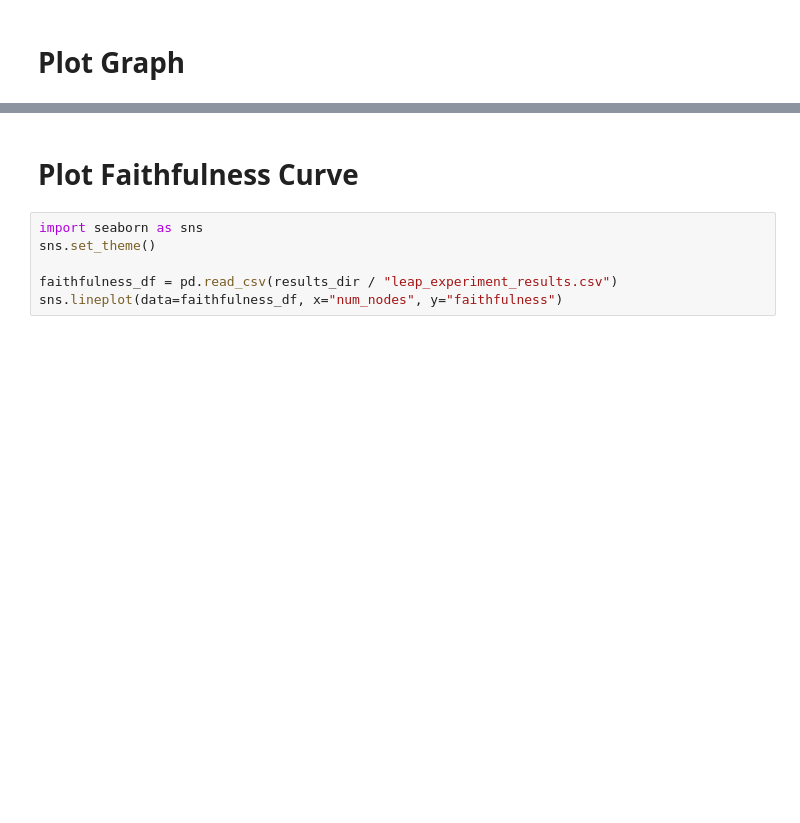
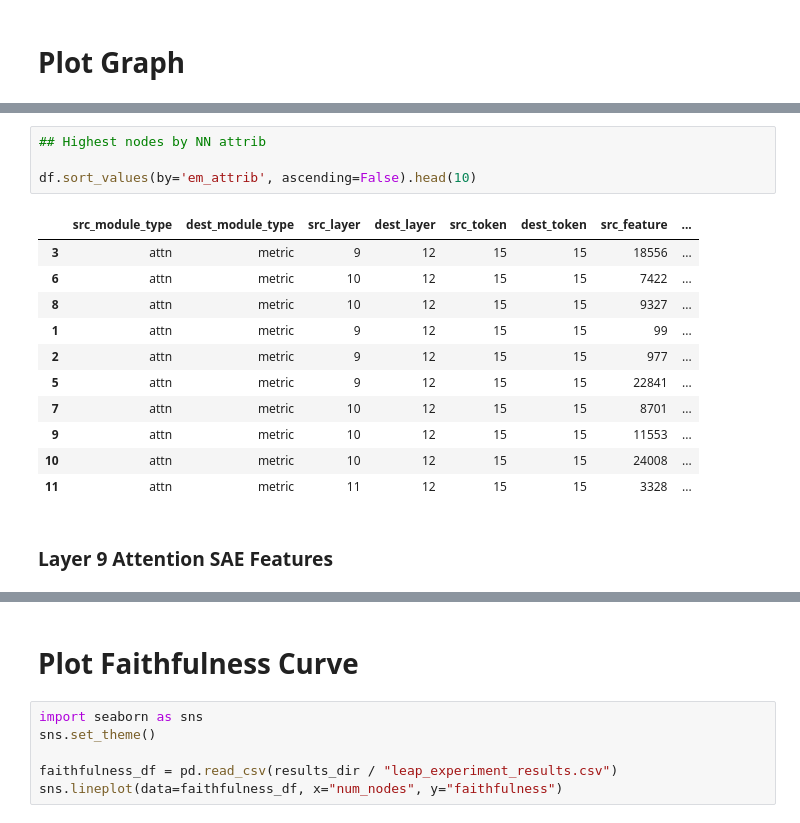
Before and after one commit to dtch1997/circuit-finder, a Jupyter notebook: circuit_finder/experiments/viz_leap_experiment_results.ipynb, the cells around one changed output, grey strips where cells are left out. Cells and saved outputs as stored; diff of their text form; blank space fills up the shorter version.

```diff
--- a/circuit_finder/experiments/viz_leap_experiment_results.ipynb
+++ b/circuit_finder/experiments/viz_leap_experiment_results.ipynb
@@ -75,0 +143,18 @@ Threshold: 0.01, n_edges: 32
+# %%
+## Highest nodes by NN attrib
+
+df.sort_values(by='em_attrib', ascending=False).head(10)
+# %% [output]
+|  | src_module_type | dest_module_type | src_layer | dest_layer | src_token | dest_token | src_feature | ... |
+| 3 | attn | metric | 9 | 12 | 15 | 15 | 18556 | ... |
+| 6 | attn | metric | 10 | 12 | 15 | 15 | 7422 | ... |
+| 8 | attn | metric | 10 | 12 | 15 | 15 | 9327 | ... |
+| 1 | attn | metric | 9 | 12 | 15 | 15 | 99 | ... |
+| 2 | attn | metric | 9 | 12 | 15 | 15 | 977 | ... |
+| 5 | attn | metric | 9 | 12 | 15 | 15 | 22841 | ... |
+| 7 | attn | metric | 10 | 12 | 15 | 15 | 8701 | ... |
+| 9 | attn | metric | 10 | 12 | 15 | 15 | 11553 | ... |
+| 10 | attn | metric | 10 | 12 | 15 | 15 | 24008 | ... |
+| 11 | attn | metric | 11 | 12 | 15 | 15 | 3328 | ... |
+# %% [markdown]
+### Layer 9 Attention SAE Features
```
Also changed, not shown: parts of 13 cells of this notebook, 1 other file.
